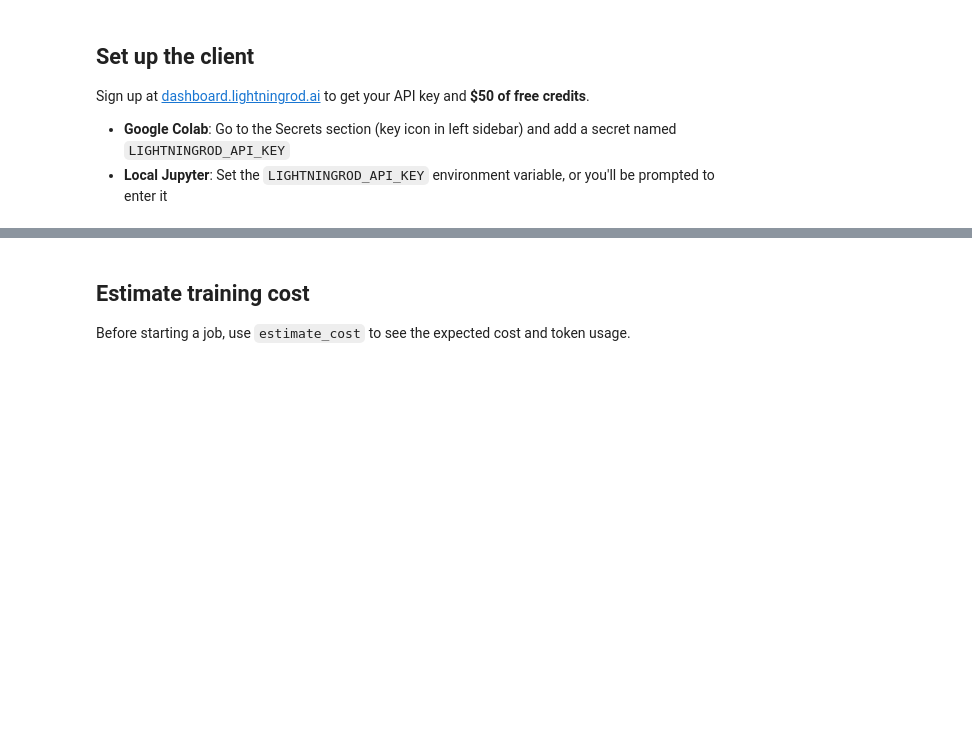
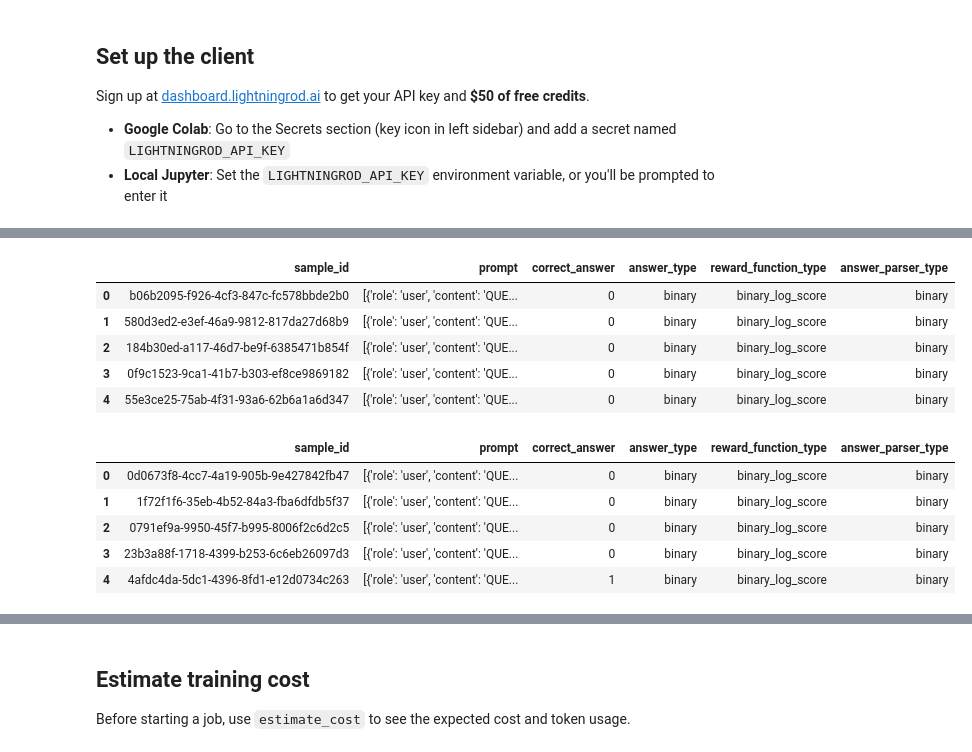
Before and after one commit to lightning-rod-labs/lightningrod-python-sdk, a Jupyter notebook: notebooks/09_training_api.ipynb, the cells around one changed output, grey strips where cells are left out. Drawn from its saved outputs; the diff is of its cells as text; code cells hidden in the pictures; blank space fills up the shorter version.

Commit message:
update to use prepare_for_training for data preparation

```diff
--- a/notebooks/09_training_api.ipynb
+++ b/notebooks/09_training_api.ipynb
@@ -32,5 +32,11 @@ lr = LightningRod(api_key=api_key)
 
 Training requires a dataset ID from a pipeline run. Run one of the other notebooks first to generate a dataset - each one prints the **Dataset ID** after `transforms.run()` — copy it into the cell below.
 # %%
+from lightningrod.training import prepare_for_training
+from lightningrod.training.samples import BinaryAnswerType
+
 default_dataset_id = "a2119549-25e6-4deb-87b2-8164949cdb61" # paste it here, or set it as an environment variable
 dataset_id = config.get_config_value("DATASET_ID", default_dataset_id)
+
+dataset = lr.datasets.get(dataset_id)
+dataset.download()
@@ -36,0 +61,25 @@ dataset_id = config.get_config_value("DATASET_ID", default_dataset_id)
+# %%
+import pandas as pd
+
+train, test = prepare_for_training(
+    samples=dataset.samples(),
+    answer_type=BinaryAnswerType(),
+    test_size=0.2,
+    split_strategy="random",
+)
+
+display(pd.DataFrame(train).head())
+display(pd.DataFrame(test).head())
+# %% [output]
+|  | sample_id | prompt | correct_answer | answer_type | reward_function_type | answer_parser_type |
+| 0 | b06b2095-f926-4cf3-847c-fc578bbde2b0 | [{'role': 'user', 'content': 'QUE... | 0 | binary | binary_log_score | binary |
+| 1 | 580d3ed2-e3ef-46a9-9812-817da27d68b9 | [{'role': 'user', 'content': 'QUE... | 0 | binary | binary_log_score | binary |
+| 2 | 184b30ed-a117-46d7-be9f-6385471b854f | [{'role': 'user', 'content': 'QUE... | 0 | binary | binary_log_score | binary |
+| 3 | 0f9c1523-9ca1-41b7-b303-ef8ce9869182 | [{'role': 'user', 'content': 'QUE... | 0 | binary | binary_log_score | binary |
+| 4 | 55e3ce25-75ab-4f31-93a6-62b6a1a6d347 | [{'role': 'user', 'content': 'QUE... | 0 | binary | binary_log_score | binary |
+|  | sample_id | prompt | correct_answer | answer_type | reward_function_type | answer_parser_type |
+| 0 | 0d0673f8-4cc7-4a19-905b-9e427842fb47 | [{'role': 'user', 'content': 'QUE... | 0 | binary | binary_log_score | binary |
+| 1 | 1f72f1f6-35eb-4b52-84a3-fba6dfdb5f37 | [{'role': 'user', 'content': 'QUE... | 0 | binary | binary_log_score | binary |
+| 2 | 0791ef9a-9950-45f7-b995-8006f2c6d2c5 | [{'role': 'user', 'content': 'QUE... | 0 | binary | binary_log_score | binary |
+| 3 | 23b3a88f-1718-4399-b253-6c6eb26097d3 | [{'role': 'user', 'content': 'QUE... | 0 | binary | binary_log_score | binary |
+| 4 | 4afdc4da-5dc1-4396-8fd1-e12d0734c263 | [{'role': 'user', 'content': 'QUE... | 1 | binary | binary_log_score | binary |
```
Also changed, not shown: parts of 5 cells of this notebook, 9 other files.
